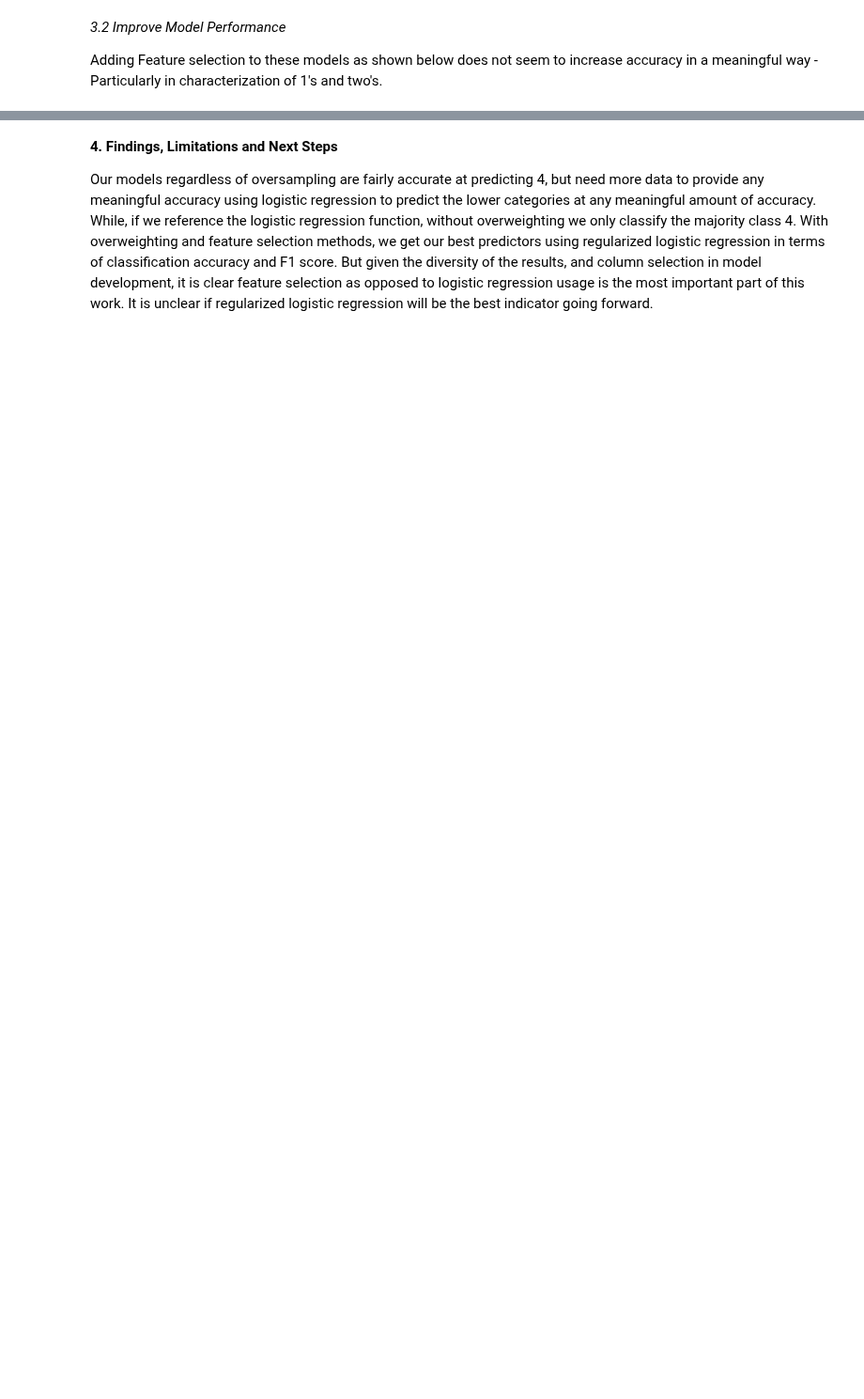
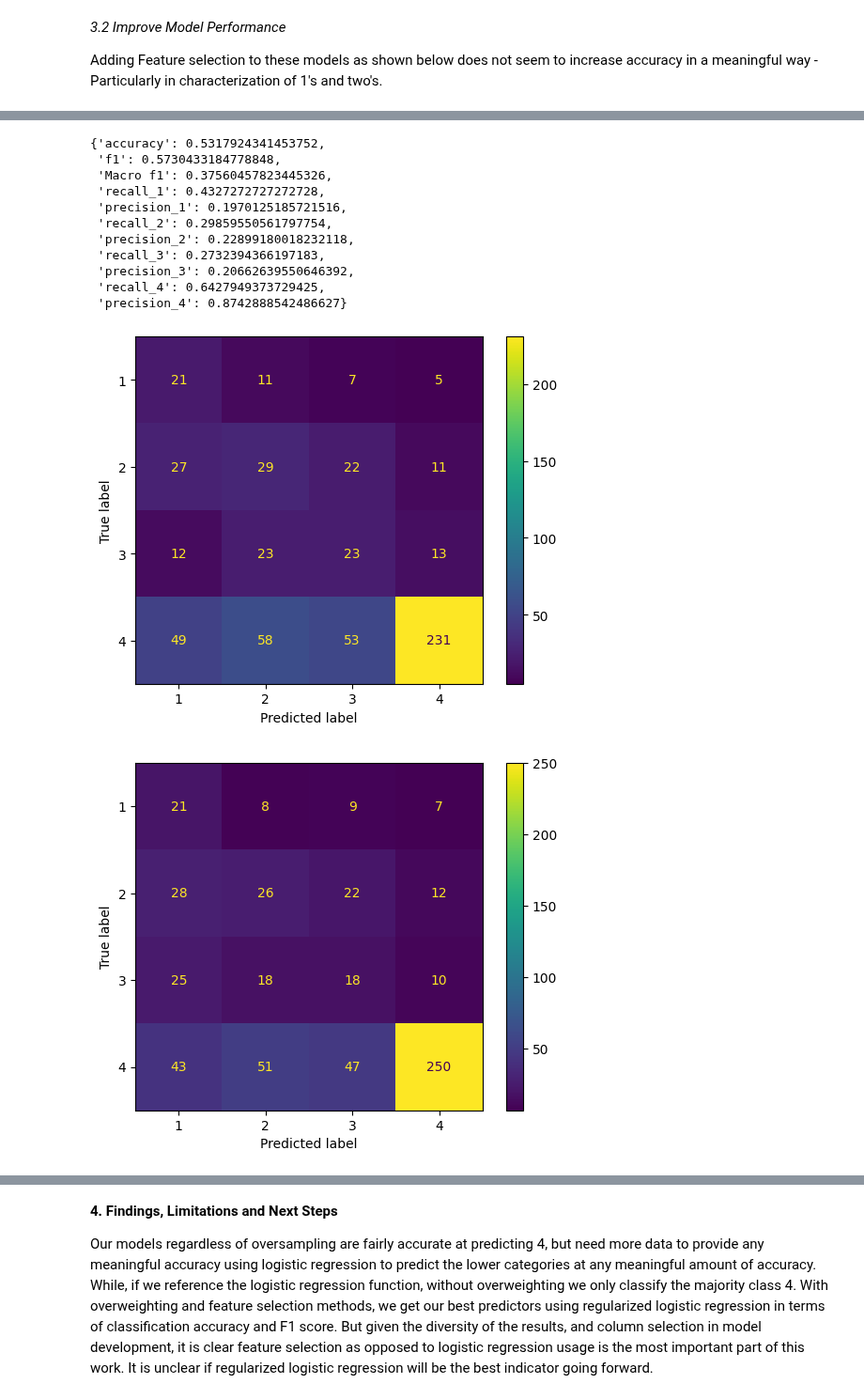
Before and after one commit to andrewjtdunn/Costa-Rican-Household-Poverty-Level-Prediction, a Jupyter notebook: ml_model_testing/Logistic Regression-final.ipynb, the cells around one changed output, grey strips where cells are left out. Shown at 94% size. Cells and saved outputs as stored; diff of their text form; code cells hidden in the pictures; blank space fills up the shorter version.

```diff
--- a/ml_model_testing/Logistic Regression-final.ipynb
+++ b/ml_model_testing/Logistic Regression-final.ipynb
@@ -230,6 +364,12 @@ bagging_classifier_rf = BaggingClassifier(
     n_estimators=10,
     random_state=42)
 
-bagging_classifier_rf.fit(rev_x, y_smote)
-bc_rf_predictions = bagging_classifier_rf.predict(sel.transform(X_valid.copy()))
-evaluate_classification(bc_rf_predictions, y_valid, l=[1,2,3,4], cm=True, return_vals=False)
+results= loops.loop_model(bagging_classifier_rf,df,train_indices,valid_indices,oversample=ld.gen_oversample_data, var_thresh=True)
+
+#bagging_classifier_rf.fit(rev_x, y_smote)
+#bc_rf_predictions = bagging_classifier_rf.predict(sel.transform(X_valid.copy()))
+#evaluate_classification(bc_rf_predictions, y_valid, l=[1,2,3,4], cm=True, return_vals=False)
+
+avg = analyze_k.average_outcome(results)
+avg
+# %% [output]
@@ -235,0 +411,13 @@ evaluate_classification(bc_rf_predictions, y_valid, l=[1,2,3,4], cm=True, return
+{'accuracy': 0.5317924341453752,
+ 'f1': 0.5730433184778848,
+ 'Macro f1': 0.37560457823445326,
+ 'recall_1': 0.4327272727272728,
+ 'precision_1': 0.1970125185721516,
+ 'recall_2': 0.29859550561797754,
+ 'precision_2': 0.22899180018232118,
+ 'recall_3': 0.2732394366197183,
+ 'precision_3': 0.20662639550646392,
+ 'recall_4': 0.6427949373729425,
+ 'precision_4': 0.8742888542486627}
+[figure, added]
+[figure, added]
```
Also changed, not shown: parts of 9 cells of this notebook.
